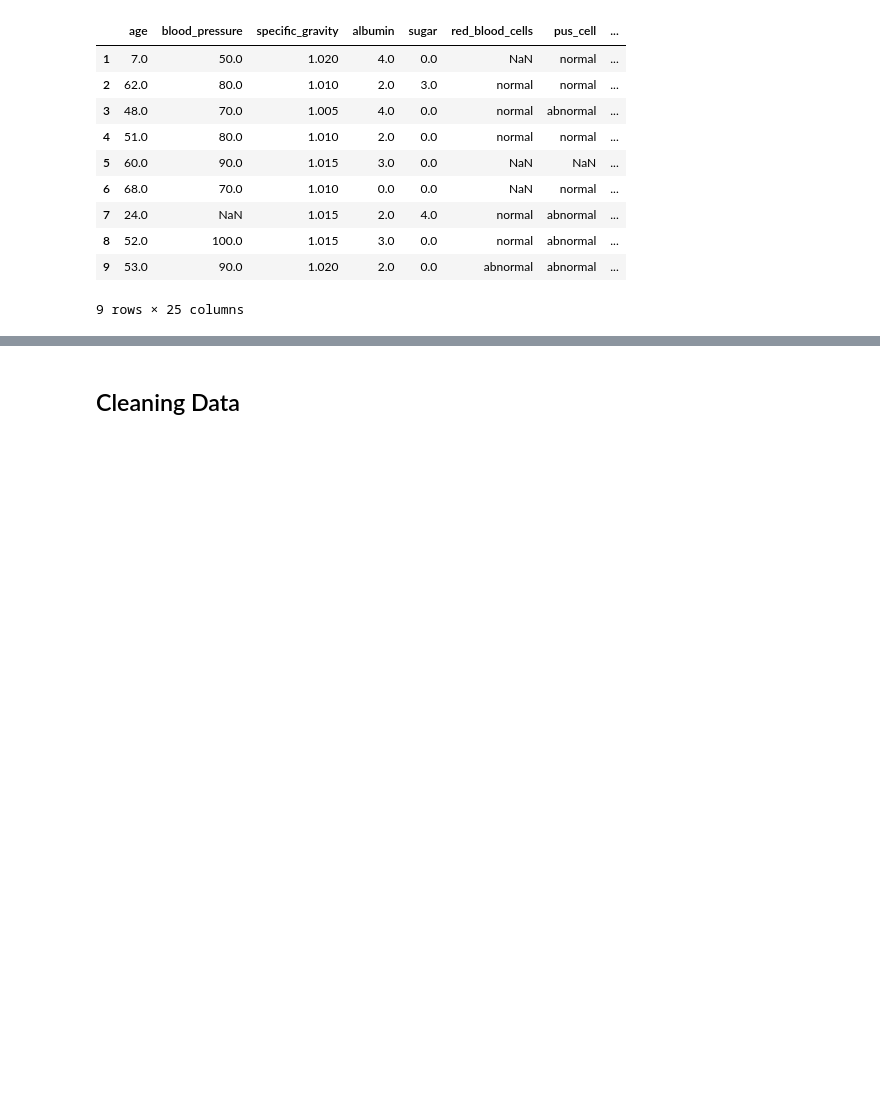
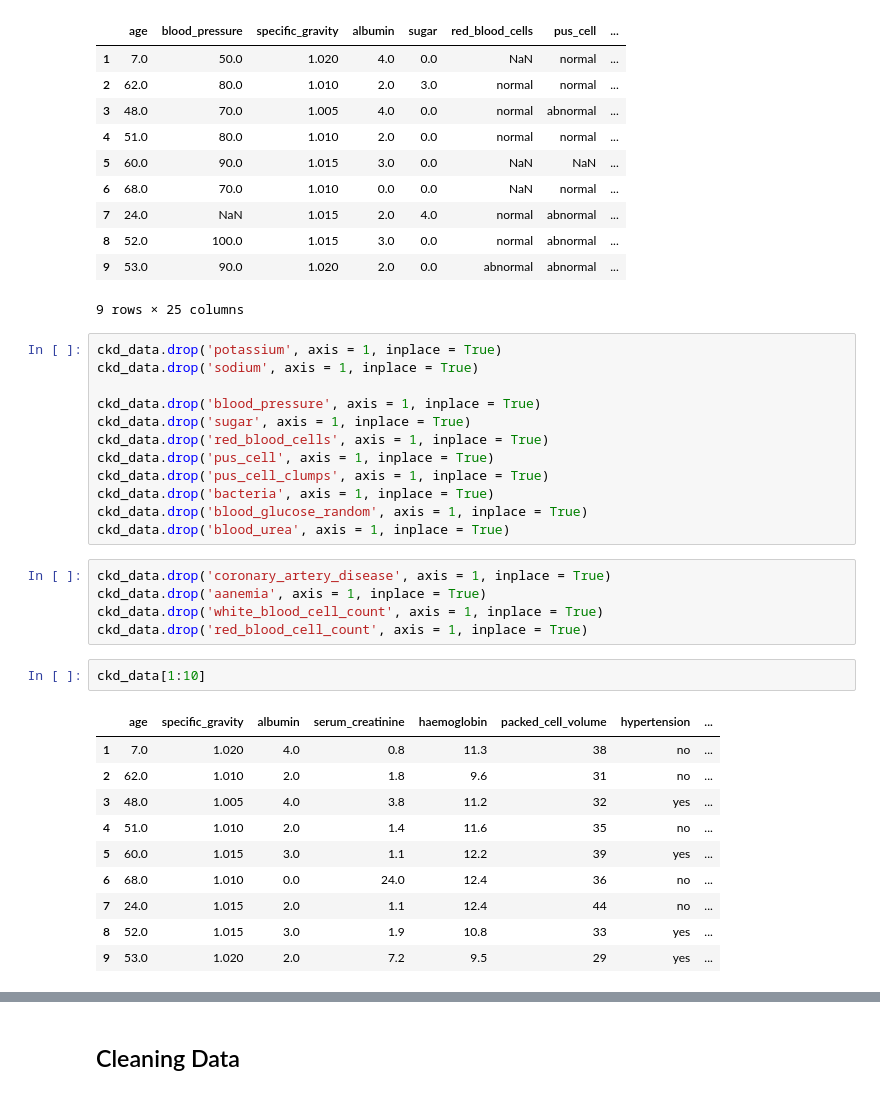
Before and after one commit to HebaAFarhat/CKD, a Jupyter notebook: ckd_knn.ipynb, the cells around one changed output, grey strips where cells are left out. Cells and saved outputs as stored; diff of their text form; blank space fills up the shorter version.

```diff
--- a/ckd_knn.ipynb
+++ b/ckd_knn.ipynb
@@ -58,6 +61,36 @@ ckd_data[1:10]
 | 8 | 52.0 | 100.0 | 1.015 | 3.0 | 0.0 | normal | abnormal | ... |
 | 9 | 53.0 | 90.0 | 1.020 | 2.0 | 0.0 | abnormal | abnormal | ... |
 9 rows × 25 columns
+# %%
+ckd_data.drop('potassium', axis = 1, inplace = True)
+ckd_data.drop('sodium', axis = 1, inplace = True)
+
+ckd_data.drop('blood_pressure', axis = 1, inplace = True)
+ckd_data.drop('sugar', axis = 1, inplace = True)
+ckd_data.drop('red_blood_cells', axis = 1, inplace = True)
+ckd_data.drop('pus_cell', axis = 1, inplace = True)
+ckd_data.drop('pus_cell_clumps', axis = 1, inplace = True)
+ckd_data.drop('bacteria', axis = 1, inplace = True)
+ckd_data.drop('blood_glucose_random', axis = 1, inplace = True)
+ckd_data.drop('blood_urea', axis = 1, inplace = True)
+# %%
+ckd_data.drop('coronary_artery_disease', axis = 1, inplace = True)
+ckd_data.drop('aanemia', axis = 1, inplace = True)
+ckd_data.drop('white_blood_cell_count', axis = 1, inplace = True)
+ckd_data.drop('red_blood_cell_count', axis = 1, inplace = True)
+# %%
+ckd_data[1:10]
+# %% [output]
+|  | age | specific_gravity | albumin | serum_creatinine | haemoglobin | packed_cell_volume | hypertension | ... |
+| 1 | 7.0 | 1.020 | 4.0 | 0.8 | 11.3 | 38 | no | ... |
+| 2 | 62.0 | 1.010 | 2.0 | 1.8 | 9.6 | 31 | no | ... |
+| 3 | 48.0 | 1.005 | 4.0 | 3.8 | 11.2 | 32 | yes | ... |
+| 4 | 51.0 | 1.010 | 2.0 | 1.4 | 11.6 | 35 | no | ... |
+| 5 | 60.0 | 1.015 | 3.0 | 1.1 | 12.2 | 39 | yes | ... |
+| 6 | 68.0 | 1.010 | 0.0 | 24.0 | 12.4 | 36 | no | ... |
+| 7 | 24.0 | 1.015 | 2.0 | 1.1 | 12.4 | 44 | no | ... |
+| 8 | 52.0 | 1.015 | 3.0 | 1.9 | 10.8 | 33 | yes | ... |
+| 9 | 53.0 | 1.020 | 2.0 | 7.2 | 9.5 | 29 | yes | ... |
 # %%
 #plot histogram for every attribute
 
```
Also changed, not shown: parts of 22 cells of this notebook, 1 other file.
